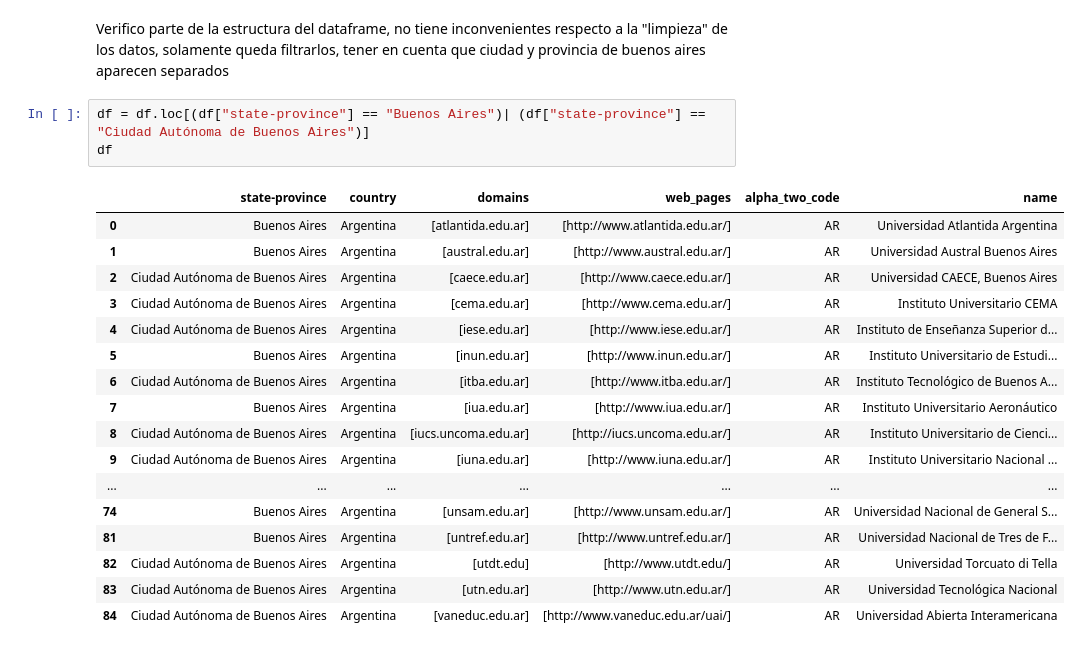
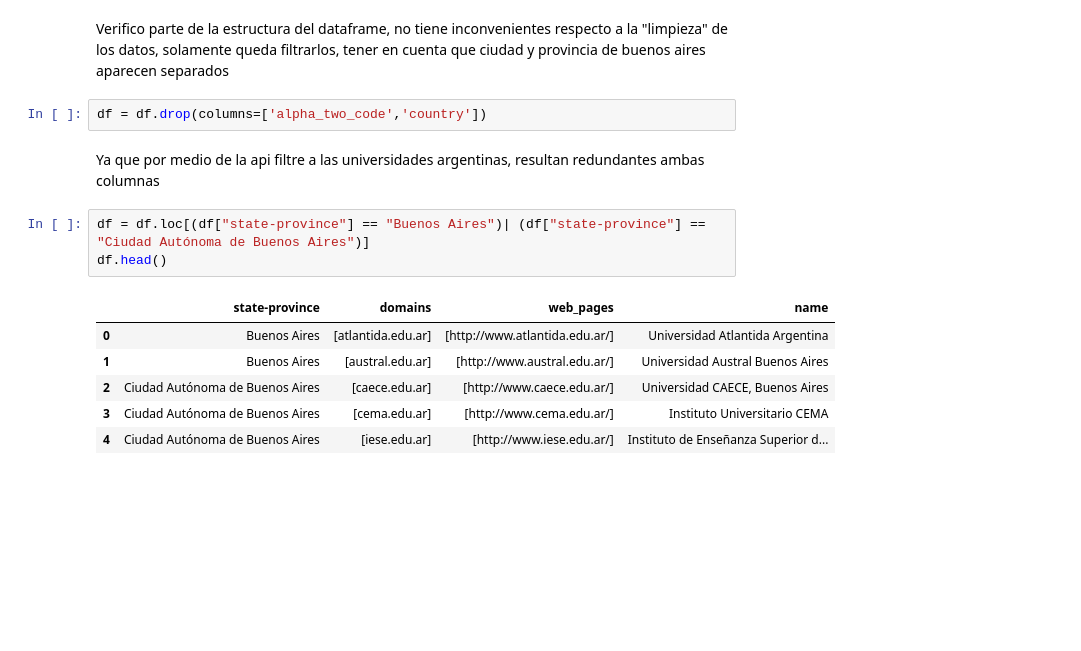
Before and after one commit to federicoamigo17/Proyecto-primer-ETL, a Jupyter notebook: 1-ETL/Untitled.ipynb, the cells around one changed output. Cells and saved outputs as stored; diff of their text form; blank space fills up the shorter version.

```diff
--- a/1-ETL/Untitled.ipynb
+++ b/1-ETL/Untitled.ipynb
@@ -94,24 +79,17 @@ df.describe()
 | freq | 20 | 86 | 1 | 1 | 86 | 1 |
 # %% [markdown]
 <p>Verifico parte de la estructura del dataframe, no tiene inconvenientes respecto a la "limpieza" de los datos, solamente queda filtrarlos, tener en cuenta que ciudad y provincia de buenos aires aparecen separados</p>
+# %%
+df = df.drop(columns=['alpha_two_code','country'])
+# %% [markdown]
+<p>Ya que por medio de la api filtre a las universidades argentinas, resultan redundantes ambas columnas</p>
 # %%
 df = df.loc[(df["state-province"] == "Buenos Aires")| (df["state-province"] == "Ciudad Autónoma de Buenos Aires")]
-df
+df.head()
 # %% [output]
-|  | state-province | country | domains | web_pages | alpha_two_code | name |
-| 0 | Buenos Aires | Argentina | [atlantida.edu.ar] | [http://www.atlantida.edu.ar/] | AR | Universidad Atlantida Argentina |
-| 1 | Buenos Aires | Argentina | [austral.edu.ar] | [http://www.austral.edu.ar/] | AR | Universidad Austral Buenos Aires |
-| 2 | Ciudad Autónoma de Buenos Aires | Argentina | [caece.edu.ar] | [http://www.caece.edu.ar/] | AR | Universidad CAECE, Buenos Aires |
-| 3 | Ciudad Autónoma de Buenos Aires | Argentina | [cema.edu.ar] | [http://www.cema.edu.ar/] | AR | Instituto Universitario CEMA |
-| 4 | Ciudad Autónoma de Buenos Aires | Argentina | [iese.edu.ar] | [http://www.iese.edu.ar/] | AR | Instituto de Enseñanza Superior d... |
-| 5 | Buenos Aires | Argentina | [inun.edu.ar] | [http://www.inun.edu.ar/] | AR | Instituto Universitario de Estudi... |
-| 6 | Ciudad Autónoma de Buenos Aires | Argentina | [itba.edu.ar] | [http://www.itba.edu.ar/] | AR | Instituto Tecnológico de Buenos A... |
-| 7 | Buenos Aires | Argentina | [iua.edu.ar] | [http://www.iua.edu.ar/] | AR | Instituto Universitario Aeronáutico |
-| 8 | Ciudad Autónoma de Buenos Aires | Argentina | [iucs.uncoma.edu.ar] | [http://iucs.uncoma.edu.ar/] | AR | Instituto Universitario de Cienci... |
-| 9 | Ciudad Autónoma de Buenos Aires | Argentina | [iuna.edu.ar] | [http://www.iuna.edu.ar/] | AR | Instituto Universitario Nacional ... |
-| ... | ... | ... | ... | ... | ... | ... |
-| 74 | Buenos Aires | Argentina | [unsam.edu.ar] | [http://www.unsam.edu.ar/] | AR | Universidad Nacional de General S... |
-| 81 | Buenos Aires | Argentina | [untref.edu.ar] | [http://www.untref.edu.ar/] | AR | Universidad Nacional de Tres de F... |
-| 82 | Ciudad Autónoma de Buenos Aires | Argentina | [utdt.edu] | [http://www.utdt.edu/] | AR | Universidad Torcuato di Tella |
-| 83 | Ciudad Autónoma de Buenos Aires | Argentina | [utn.edu.ar] | [http://www.utn.edu.ar/] | AR | Universidad Tecnológica Nacional |
-| 84 | Ciudad Autónoma de Buenos Aires | Argentina | [vaneduc.edu.ar] | [http://www.vaneduc.edu.ar/uai/] | AR | Universidad Abierta Interamericana |
+|  | state-province | domains | web_pages | name |
+| 0 | Buenos Aires | [atlantida.edu.ar] | [http://www.atlantida.edu.ar/] | Universidad Atlantida Argentina |
+| 1 | Buenos Aires | [austral.edu.ar] | [http://www.austral.edu.ar/] | Universidad Austral Buenos Aires |
+| 2 | Ciudad Autónoma de Buenos Aires | [caece.edu.ar] | [http://www.caece.edu.ar/] | Universidad CAECE, Buenos Aires |
+| 3 | Ciudad Autónoma de Buenos Aires | [cema.edu.ar] | [http://www.cema.edu.ar/] | Instituto Universitario CEMA |
+| 4 | Ciudad Autónoma de Buenos Aires | [iese.edu.ar] | [http://www.iese.edu.ar/] | Instituto de Enseñanza Superior d... |
```
Also changed, not shown: parts of 9 cells of this notebook, 1 other file.
